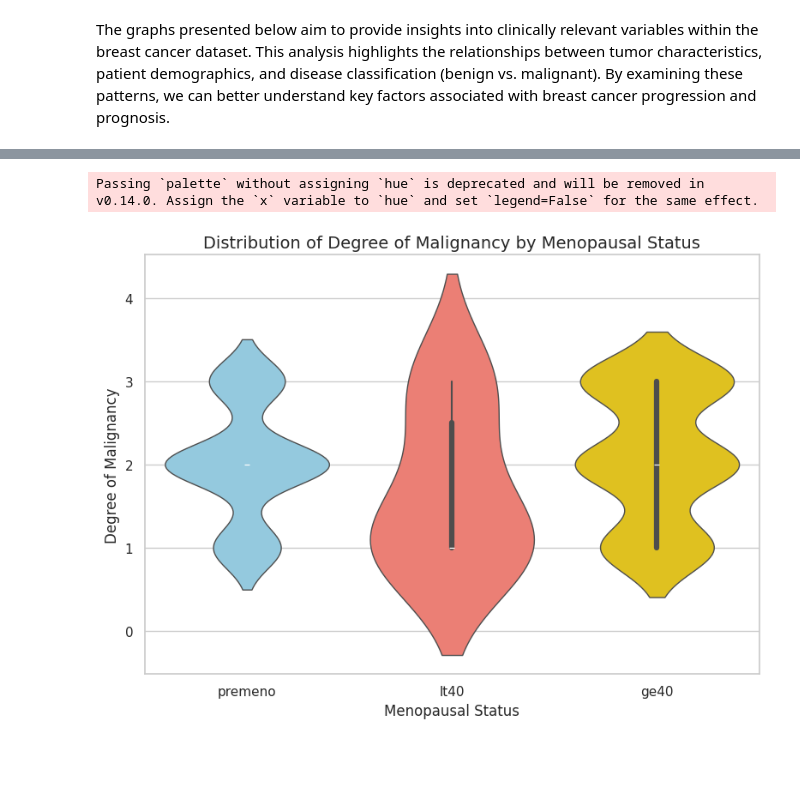
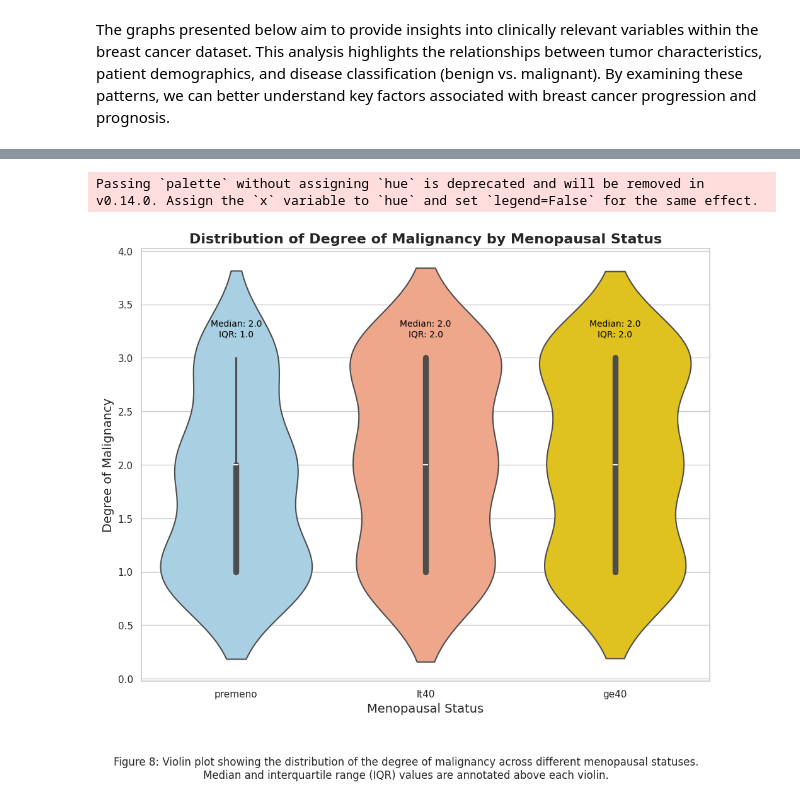
Before and after one commit to olgamcunha/INFORM, a Jupyter notebook: Breast_cancer_SQL_Olga_Mariana_Cunha.ipynb, the cells around one changed output, grey strips where cells are left out. Cells and saved outputs as stored; diff of their text form; code cells hidden in the pictures; blank space fills up the shorter version.

```diff
--- a/Breast_cancer_SQL_Olga_Mariana_Cunha.ipynb
+++ b/Breast_cancer_SQL_Olga_Mariana_Cunha.ipynb
@@ -320,34 +447,68 @@ fig.show()
 # %%
 #menopause vs malignancy
 
+# Re-import libraries after execution state reset
 import seaborn as sns
 import matplotlib.pyplot as plt
+import pandas as pd
+import numpy as np
 
-# Define custom colors: light blue, red, and light yellow
-custom_palette = ['#87CEEB', '#FF6F61', '#FFD700']  # Light blue, red, and light yellow
+# Define a dataset structure for testing purposes
+# Assuming the 'df' structure contains 'menopause' and 'deg_maling'
+df = pd.DataFrame({
+    'menopause': np.random.choice(['premeno', 'lt40', 'ge40'], 100),
+    'deg_maling': np.random.randint(1, 4, 100)  # Random degrees of malignancy (1, 2, 3)
+})
+
+# Define custom colors similar to other plots: light blue, red, and light yellow
+custom_palette = ['#A0D2EB', '#FFA07A', '#FFD700']
 
 # Create the figure and axes
-plt.figure(figsize=(8, 6))
+plt.figure(figsize=(10, 8))
 
 # Create a violin plot using Seaborn
-sns.violinplot(
+violin_plot = sns.violinplot(
     data=df,
     x='menopause',
     y='deg_maling',  # Degree of malignancy
     order=['premeno', 'lt40', 'ge40'],  # Order with lt40 in the middle
     palette=custom_palette,  # Use the custom colors
     inner='box',  # Display a boxplot inside the violins
-    linewidth=1  # Make the edges clearer
+    linewidth=1.5  # Make the edges clearer
 )
 
-# Add title and labels
-plt.title('Distribution of Degree of Malignancy by Menopausal Status', fontsize=14)
-plt.xlabel('Menopausal Status', fontsize=12)
-plt.ylabel('Degree of Malignancy', fontsize=12)
+# Calculate and display IQR and Median values for each group
+for category in ['premeno', 'lt40', 'ge40']:
+    group_data = df[df['menopause'] == category]['deg_maling']
+    median = group_data.median()
+    q1 = group_data.quantile(0.25)
+    q3 = group_data.quantile(0.75)
+    iqr = q3 - q1
+    plt.text(
+        x=['premeno', 'lt40', 'ge40'].index(category),
+        y=max(group_data) + 0.2,
+        s=f"Median: {median:.1f}\nIQR: {iqr:.1f}",
+        ha='center',
+        fontsize=10,
+        color='black'
+    )
+
+# Add title and labels with updated styling
+plt.title('Distribution of Degree of Malignancy by Menopausal Status', fontsize=16, weight='bold')
+plt.xlabel('Menopausal Status', fontsize=14)
+plt.ylabel('Degree of Malignancy', fontsize=14)
+
+# Add a caption below the plot
+plt.figtext(
+    0.5, -0.1,
+    "Figure 8: Violin plot showing the distribution of the degree of malignancy across different menopausal statuses.\n"
+    "Median and interquartile range (IQR) values are annotated above each violin.",
+    wrap=True, horizontalalignment='center', fontsize=12
+)
 
 # Display the plot
 plt.tight_layout()
 plt.show()
 # %% [output]
 Passing `palette` without assigning `hue` is deprecated and will be removed in v0.14.0. Assign the `x` variable to `hue` and set `legend=False` for the same effect.
-[figure, old version]
+[figure, new version]
```
Also changed, not shown: parts of 16 cells of this notebook.
